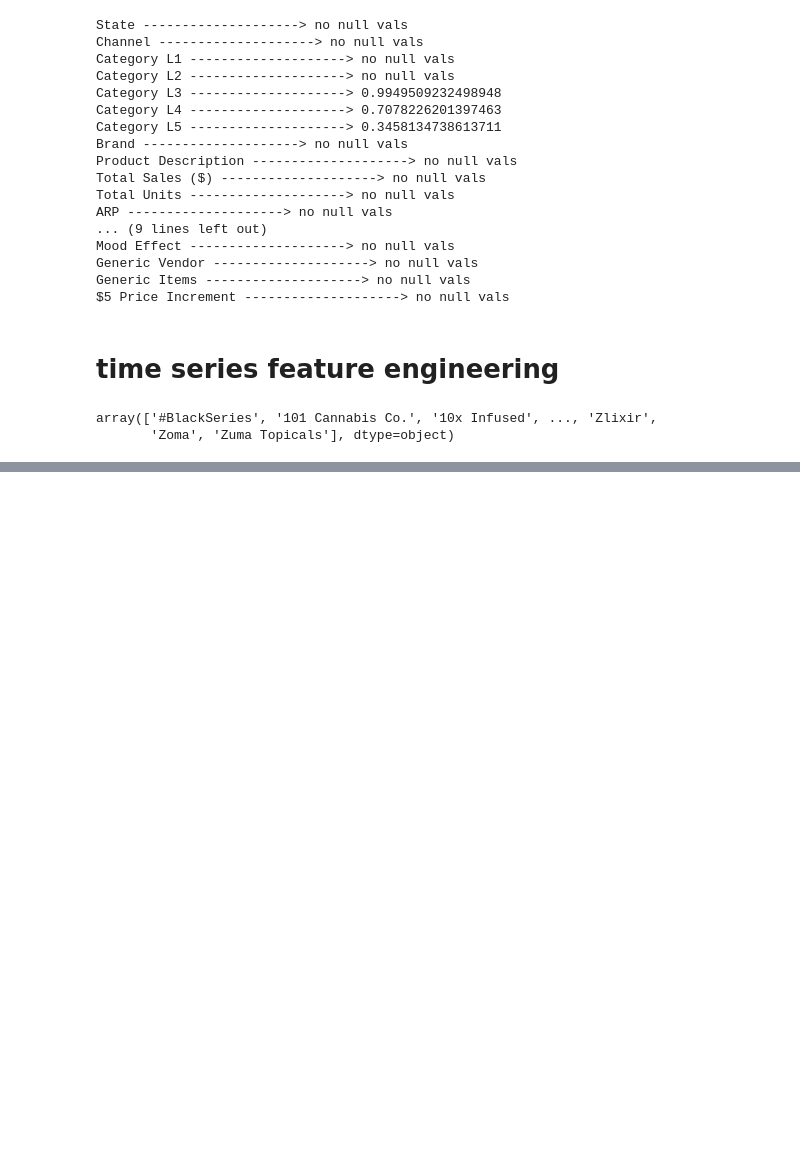
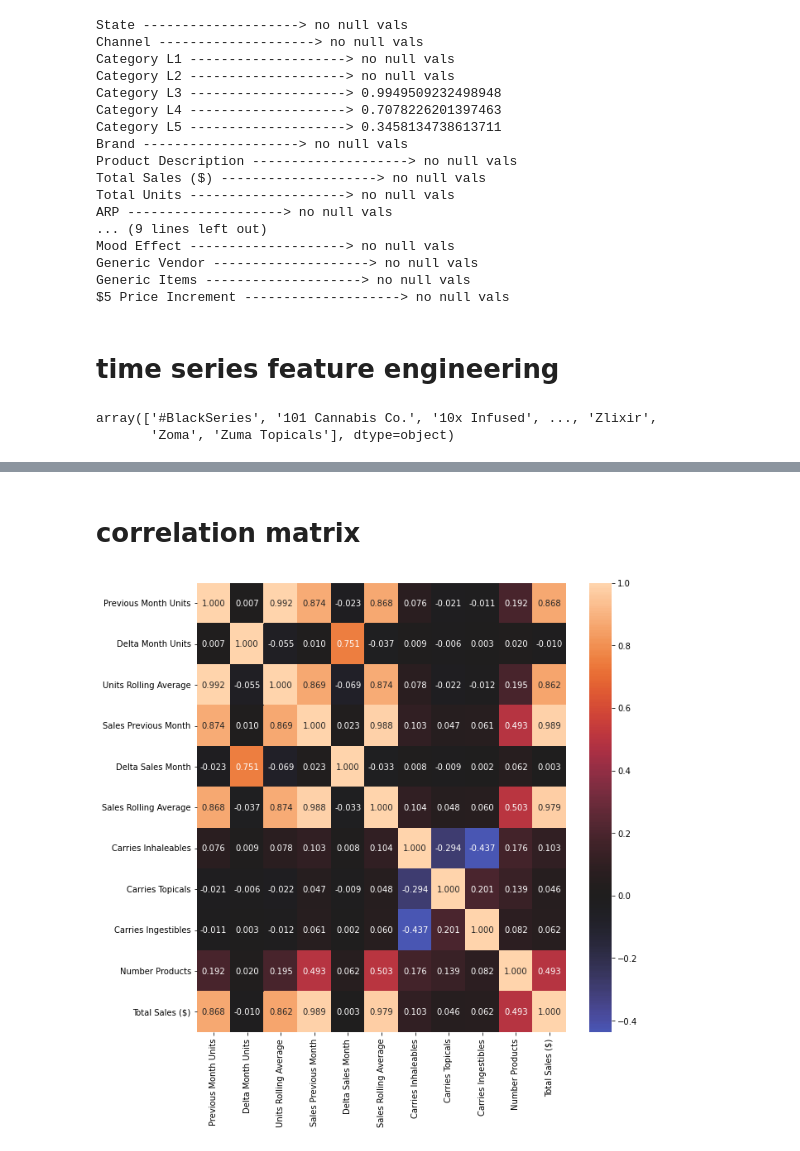
Before and after one commit to randallwc/CSM148.3, a Jupyter notebook: proj3W.ipynb, the cells around one changed output, grey strips where cells are left out. Saved outputs shown, nothing was run; the diff lists cells and outputs as text; code cells hidden in the pictures; blank space fills up the shorter version.

Commit message:
got to correlation matrix

```diff
--- a/proj3W.ipynb
+++ b/proj3W.ipynb
@@ -335,0 +450,5 @@ ValueError: No objects to concatenate
+# %%
+# drop columns which are not useful
+columnsGettingDropped = ['Months','vs. Prior Period_x', 'vs. Prior Period_y', 'ARP', 'Total Units']
+for column in columnsGettingDropped:
+    featureEngineeredDf = featureEngineeredDf.drop(column, axis=1)
@@ -335,0 +464,2 @@ ValueError: No objects to concatenate
+# %%
+brands = list(featureEngineeredDf['Brand'].unique())
@@ -335,0 +475,18 @@ ValueError: No objects to concatenate
+# %%
+l = len(brands)
+# drop certain brands
+for i,brand in enumerate(brands):
+    print(f'{i}/{l-1}',end='\r')
+    tempDf = featureEngineeredDf[featureEngineeredDf.Brand == brand]
+    lTempDf = len(tempDf)
+    if lTempDf <= 6:
+        # drop it if it has less than 6 months of data
+        featureEngineeredDf = featureEngineeredDf[featureEngineeredDf.Brand != brand]
+        continue
+    # if they have all NaN
+    for column in featureEngineeredDf.columns[featureEngineeredDf.isna().any()].tolist():
+        if len(list(tempDf[column].unique())) == 1:
+            featureEngineeredDf = featureEngineeredDf.loc[featureEngineeredDf.Brand != brand]
+
+# if they have 0 products
+featureEngineeredDf = featureEngineeredDf.loc[featureEngineeredDf['Number Products'] != 0]
@@ -335,0 +498,9 @@ ValueError: No objects to concatenate
+# %%
+# impute the nans with median values
+brands = list(featureEngineeredDf['Brand'].unique())
+l = len(brands)
+for i, brand in enumerate(brands):
+    print(f'{i}/{l-1}',end='\r')
+    for column in featureEngineeredDf.columns[featureEngineeredDf.isna().any()].tolist():
+        median = featureEngineeredDf.loc[featureEngineeredDf.Brand==brand,column].median()
+        featureEngineeredDf.loc[featureEngineeredDf['Brand'] == brand, column] = featureEngineeredDf.loc[featureEngineeredDf['Brand'] == brand,column].fillna(value = median)
@@ -335,0 +537,9 @@ ValueError: No objects to concatenate
+# %% [markdown]
+# correlation matrix
+# %%
+numericalFeatures = ['Previous Month Units', 'Delta Month Units', 'Units Rolling Average', 'Sales Previous Month','Delta Sales Month','Sales Rolling Average','Carries Inhaleables','Carries Topicals','Carries Ingestibles','Number Products','Total Sales ($)']
+correlationMatrix = featureEngineeredDf[numericalFeatures].corr()
+plt.figure(figsize=(10,10))
+ax = sns.heatmap(correlationMatrix, center=0, annot=True, fmt='.3f')
+# %% [output]
+[figure, added]
```
Also changed, not shown: parts of 43 cells of this notebook.
